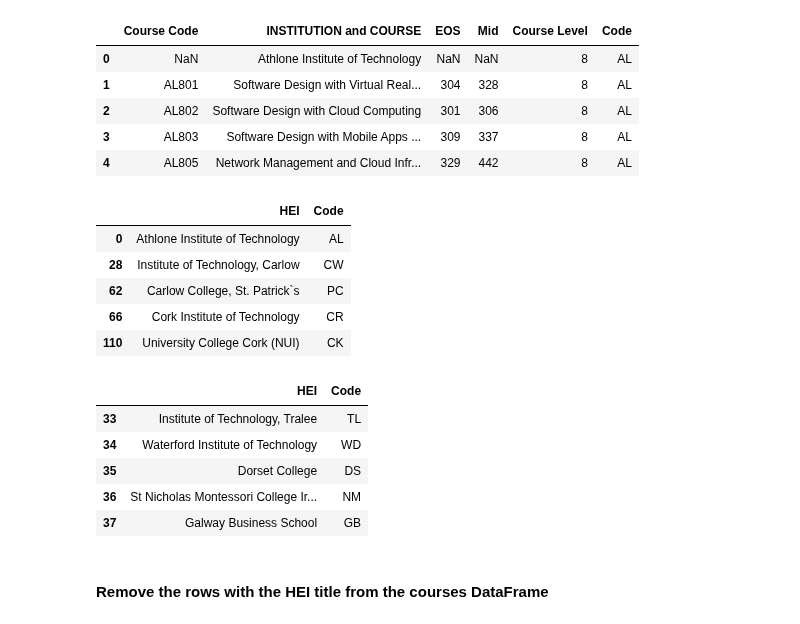
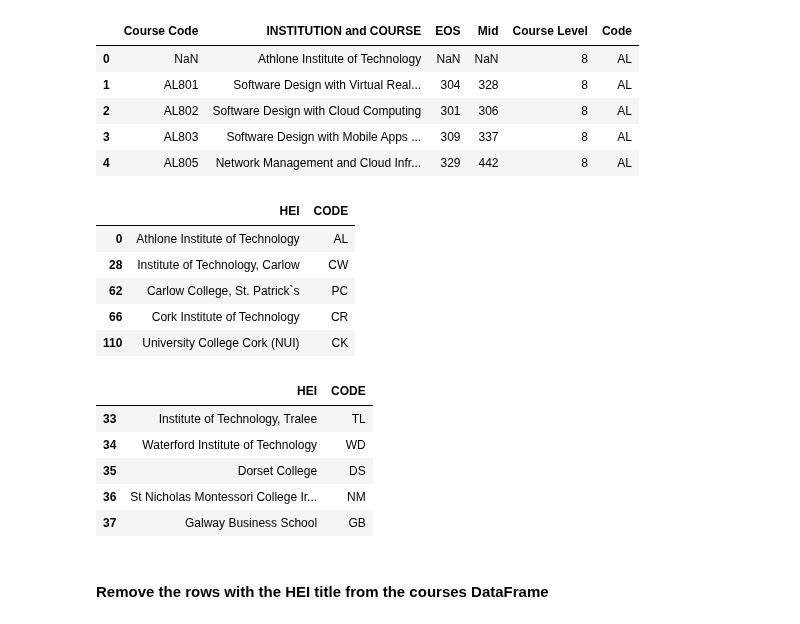
Before and after one commit to przemekbil/FoDA_2021, a Jupyter notebook: cao.ipynb, the cells around one changed output. Saved outputs shown, nothing was run; the diff lists cells and outputs as text; code cells hidden in the pictures.

```diff
--- a/cao.ipynb
+++ b/cao.ipynb
@@ -181,10 +181,10 @@ df19.head()
 # %%
 #institute names are stored in the rows that don't have any values in the 'Course code' column
 hei19 = df19[df19['Course Code'].isna()][['INSTITUTION and COURSE', 'Code']]
-hei19.columns=['HEI', 'Code']
+hei19.columns=['HEI', 'CODE']
 hei19.head()
 # %% [output]
-|  | HEI | Code |
+|  | HEI | CODE |
 | 0 | Athlone Institute of Technology | AL |
 | 28 | Institute of Technology, Carlow | CW |
 | 62 | Carlow College, St. Patrick`s | PC |
@@ -194,10 +194,10 @@ hei19.head()
 # DataFrames for Level 8 and Level 6/7 were joined, there must be duplicates in the HEI list.
 # Removing the duplicates by Code, as there might be slight typos in the HEI titles
 
-hei19.drop_duplicates(subset='Code', inplace=True, ignore_index=True)
+hei19.drop_duplicates(subset='CODE', inplace=True, ignore_index=True)
 hei19.tail()
 # %% [output]
-|  | HEI | Code |
+|  | HEI | CODE |
 | 33 | Institute of Technology, Tralee | TL |
 | 34 | Waterford Institute of Technology | WD |
 | 35 | Dorset College | DS |
```
Also changed, not shown: parts of 26 cells of this notebook, 7 other files.
